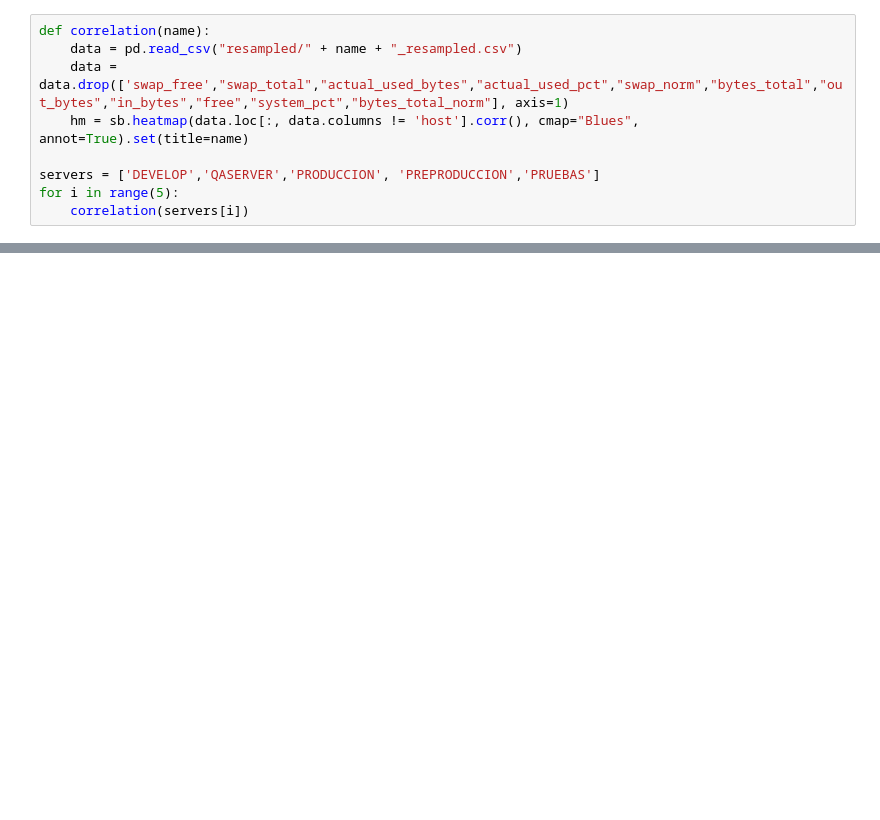
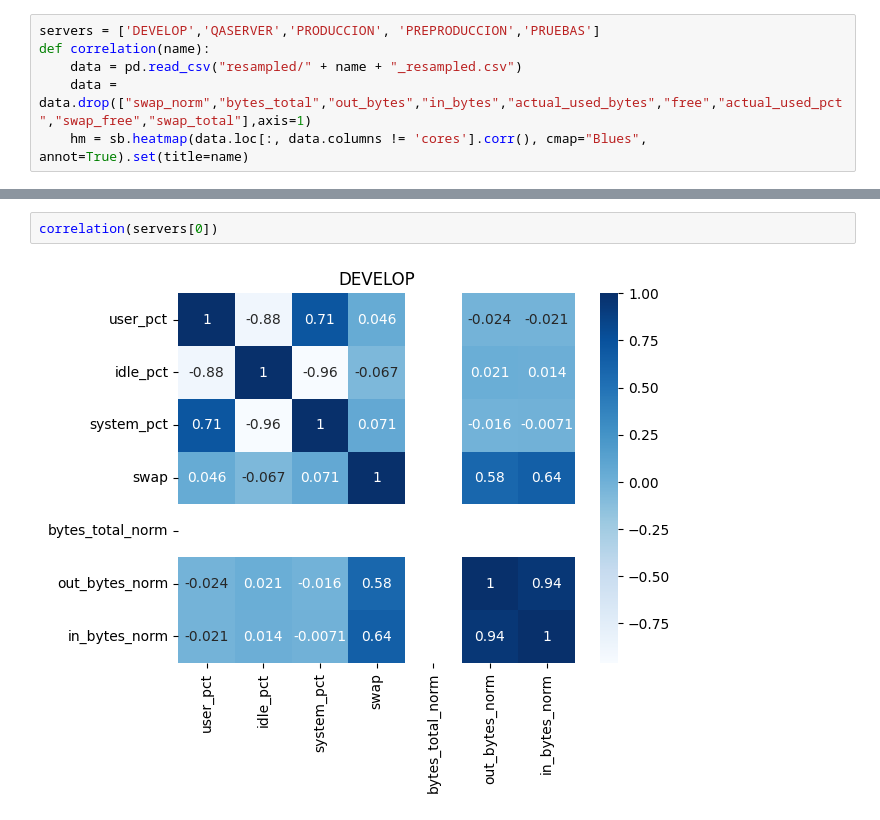
Before and after one commit to ModifiedBear/DSC-Datathon, a Jupyter notebook: RETIME.ipynb, the cells around one changed output, grey strips where cells are left out. Drawn from its saved outputs; the diff is of its cells as text; blank space fills up the shorter version.

```diff
--- a/RETIME.ipynb
+++ b/RETIME.ipynb
@@ -11,9 +12,6 @@ import seaborn as sb
 # %%
+servers = ['DEVELOP','QASERVER','PRODUCCION', 'PREPRODUCCION','PRUEBAS']
 def correlation(name):
     data = pd.read_csv("resampled/" + name + "_resampled.csv")
-    data = data.drop(['swap_free',"swap_total","actual_used_bytes","actual_used_pct","swap_norm","bytes_total","out_bytes","in_bytes","free","system_pct","bytes_total_norm"], axis=1)
-    hm = sb.heatmap(data.loc[:, data.columns != 'host'].corr(), cmap="Blues", annot=True).set(title=name)
-
-servers = ['DEVELOP','QASERVER','PRODUCCION', 'PREPRODUCCION','PRUEBAS']
-for i in range(5):
-    correlation(servers[i])
+    data = data.drop(["swap_norm","bytes_total","out_bytes","in_bytes","actual_used_bytes","free","actual_used_pct","swap_free","swap_total"],axis=1)
+    hm = sb.heatmap(data.loc[:, data.columns != 'cores'].corr(), cmap="Blues", annot=True).set(title=name)
@@ -69,0 +18,4 @@ start()
+# %%
+correlation(servers[0])
+# %% [output]
+[figure, added]
```
Also changed, not shown: parts of 8 cells of this notebook.
